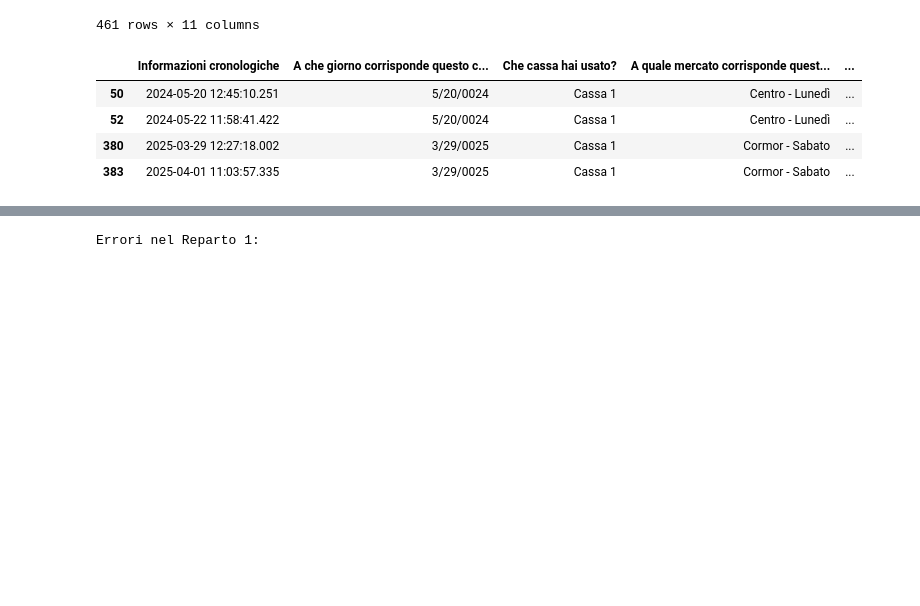
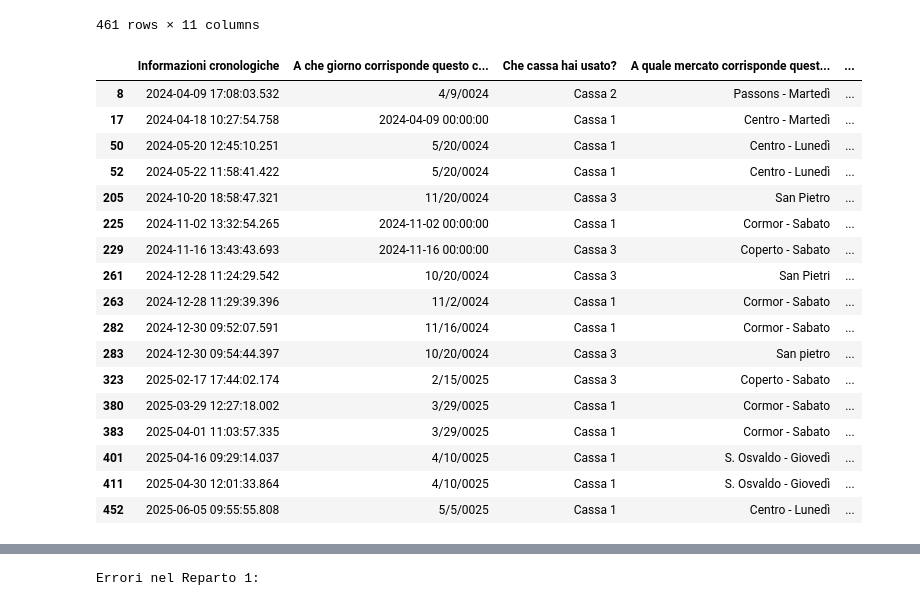
Before and after one commit to panda-with-issues/Fond-Scienze-dei-Dati-progetto, a Jupyter notebook: analisi_corrispettivi_la_di_cjastelan.ipynb, the cells around one changed output, grey strips where cells are left out. Drawn from its saved outputs; the diff is of its cells as text; code cells hidden in the pictures; blank space fills up the shorter version.

```diff
--- a/analisi_corrispettivi_la_di_cjastelan.ipynb
+++ b/analisi_corrispettivi_la_di_cjastelan.ipynb
@@ -487,15 +488,26 @@ display(web_df)
 | 460 | 2025-06-11 12:16:48.700 | 2025-06-11 00:00:00 | Cassa 2 | Villaggio - Mercoledì | ... |
 461 rows × 11 columns
 # %%
-# controlliamo se ci sono duplicati (dobbiamo escludere la colonna con il timestamp dell'inserimento che è chiave primaria del database)
-no_key_cols = list(web_df.columns)
-no_key_cols.remove('Informazioni cronologiche') # remove non ritorna la lista aiuto .-.
-web_df[ web_df.duplicated(subset=no_key_cols, keep=False) ] # keep=False ci ritorna tutti i duplicati, invece che solo il primo o solo l'ultimo
+# controlliamo se ci sono duplicati (controlliamo solo i reparti)
+web_df[ web_df.duplicated(subset=[col for col in web_df.columns if 'Reparto' in col], keep=False) ] # keep=False ci ritorna tutti i duplicati, invece che solo il primo o solo l'ultimo
 # %% [output]
 |  | Informazioni cronologiche | A che giorno corrisponde questo c... | Che cassa hai usato? | A quale mercato corrisponde quest... | ... |
+| 8 | 2024-04-09 17:08:03.532 | 4/9/0024 | Cassa 2 | Passons - Martedì | ... |
+| 17 | 2024-04-18 10:27:54.758 | 2024-04-09 00:00:00 | Cassa 1 | Centro - Martedì | ... |
 | 50 | 2024-05-20 12:45:10.251 | 5/20/0024 | Cassa 1 | Centro - Lunedì | ... |
 | 52 | 2024-05-22 11:58:41.422 | 5/20/0024 | Cassa 1 | Centro - Lunedì | ... |
+| 205 | 2024-10-20 18:58:47.321 | 11/20/0024 | Cassa 3 | San Pietro | ... |
+| 225 | 2024-11-02 13:32:54.265 | 2024-11-02 00:00:00 | Cassa 1 | Cormor - Sabato | ... |
+| 229 | 2024-11-16 13:43:43.693 | 2024-11-16 00:00:00 | Cassa 3 | Coperto - Sabato | ... |
+| 261 | 2024-12-28 11:24:29.542 | 10/20/0024 | Cassa 3 | San Pietri | ... |
+| 263 | 2024-12-28 11:29:39.396 | 11/2/0024 | Cassa 1 | Cormor - Sabato | ... |
+| 282 | 2024-12-30 09:52:07.591 | 11/16/0024 | Cassa 1 | Cormor - Sabato | ... |
+| 283 | 2024-12-30 09:54:44.397 | 10/20/0024 | Cassa 3 | San pietro | ... |
+| 323 | 2025-02-17 17:44:02.174 | 2/15/0025 | Cassa 3 | Coperto - Sabato | ... |
 | 380 | 2025-03-29 12:27:18.002 | 3/29/0025 | Cassa 1 | Cormor - Sabato | ... |
 | 383 | 2025-04-01 11:03:57.335 | 3/29/0025 | Cassa 1 | Cormor - Sabato | ... |
+| 401 | 2025-04-16 09:29:14.037 | 4/10/0025 | Cassa 1 | S. Osvaldo - Giovedì | ... |
+| 411 | 2025-04-30 12:01:33.864 | 4/10/0025 | Cassa 1 | S. Osvaldo - Giovedì | ... |
+| 452 | 2025-06-05 09:55:55.808 | 5/5/0025 | Cassa 1 | Centro - Lunedì | ... |
 # %%
 # eliminiamo i due duplicati
```
Also changed, not shown: parts of 25 cells of this notebook.
